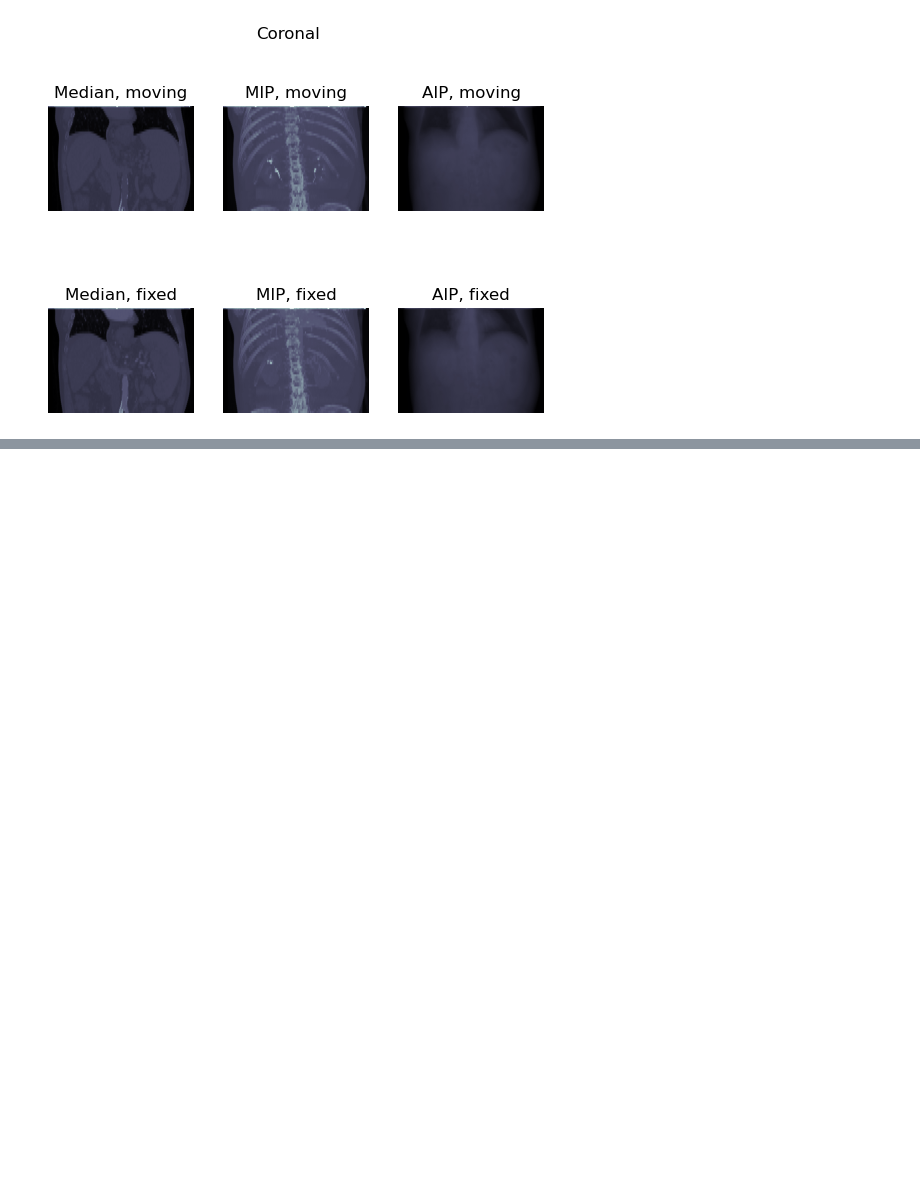
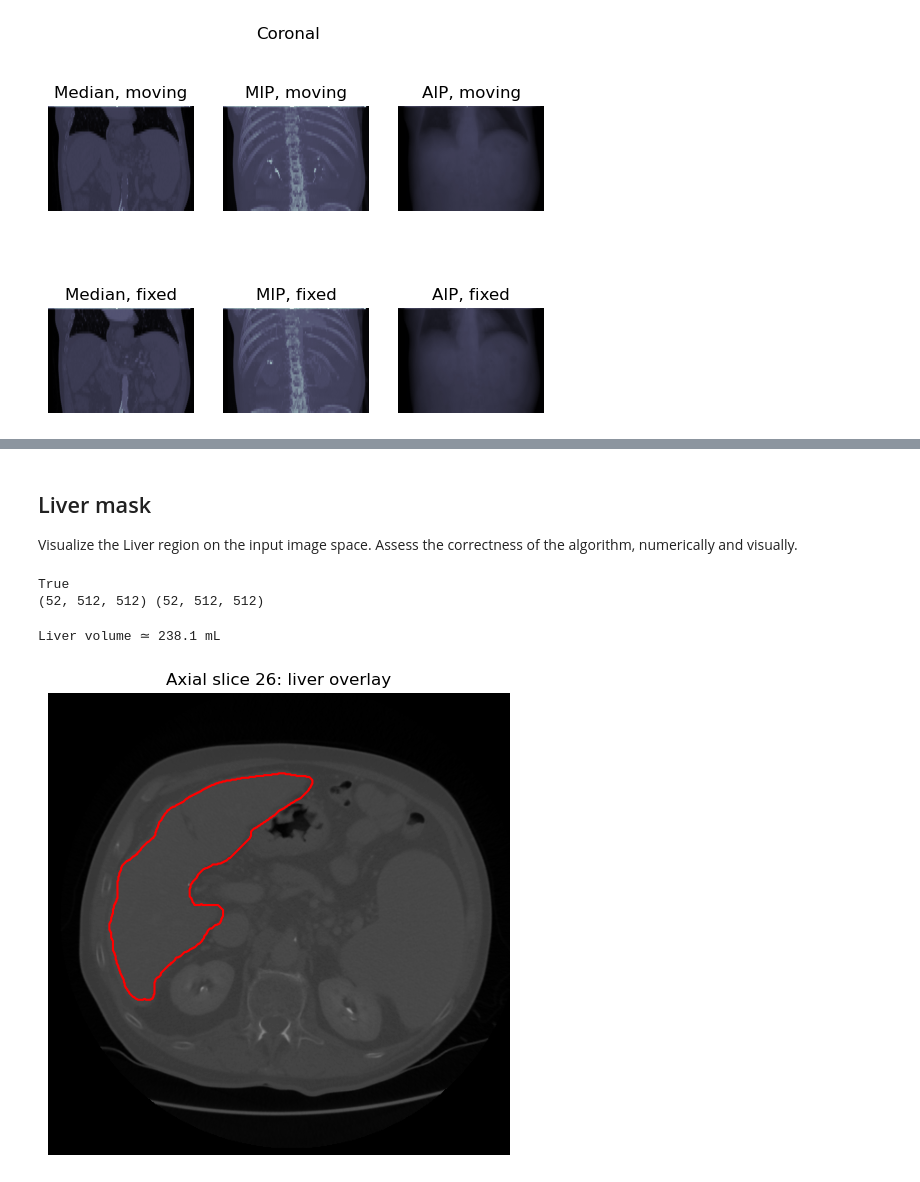
Before and after one commit to alexcega/Medical-Imaging-Final-Project, a Jupyter notebook: RadCTTACEomics_1196/point2.ipynb, the cells around one changed output, grey strips where cells are left out. Saved outputs shown, nothing was run; the diff lists cells and outputs as text; code cells hidden in the pictures; blank space fills up the shorter version.

```diff
--- a/RadCTTACEomics_1196/point2.ipynb
+++ b/RadCTTACEomics_1196/point2.ipynb
@@ -216,0 +400,73 @@ ModuleNotFoundError: No module named 'SimpleITK'
+# %% [markdown]
+## Liver mask
+ Visualize the Liver region on the input image space. Assess the correctness of the algorithm, numerically and visually.
+# %%
+def build_mask_volume(seg_file, ct_z_positions, ct_shape):
+    ds = pydicom.dcmread(seg_file)
+    frames = ds.pixel_array                     # (F, Y, X)
+    frame_zs = [
+        float(f.PlanePositionSequence[0].ImagePositionPatient[2])
+        for f in ds.PerFrameFunctionalGroupsSequence
+    ]
+
+    # empty mask volume
+    mask_vol = np.zeros(ct_shape, dtype=bool)  # same shape as ct_volume
+    ct_z = np.array(ct_z_positions)
+    for f, z in enumerate(frame_zs):
+        # find the closest slice in the CT volume
+        idx = int(np.argmin(np.abs(ct_z - z)))
+        # assign the mask
+        mask_vol[idx] = frames[f] > 0
+    return mask_vol
+
+
+# directory for liver segmentation file
+liver_seg_file = "1196/10_AP_Ax5.00mm_ManualROI_Liver.dcm"
+
+# 1a. Get the Z-locations of each CT slice
+ct_z_positions = [float(s.ImagePositionPatient[2]) for s in moving_slices]
+
+# The shape of your CT volume
+ct_shape = fixed_vol.shape   # (Z, Y, X)
+
+
+# Build the boolean mask volume for liver
+liver_mask = build_mask_volume(liver_seg_file, ct_z_positions, ct_shape)
+# %%
+print(liver_mask.shape == moving_vol.shape)
+print(liver_mask.shape, moving_vol.shape)
+# %% [output]
+True
+(52, 512, 512) (52, 512, 512)
+# %%
+import numpy as np
+
+# your per-axis spacing tuple for the moving CT (dz, dy, dx)
+dz, dy, dx = 1, mov_spacing_val,mov_spacing_val
+
+# compute physical volume of one voxel (in mm³ → convert to mL)
+voxel_vol_mm3 = dz * dy * dx
+voxel_vol_ml  = voxel_vol_mm3 / 1000.0
+
+# how many voxels are “on” in the liver mask?
+n_voxels = int(liver_mask.sum())
+
+liver_vol_ml = n_voxels * voxel_vol_ml
+print(f"Liver volume ≃ {liver_vol_ml:.1f} mL")
+# %% [output]
+Liver volume ≃ 238.1 mL
+# %%
+import matplotlib.pyplot as plt
+
+# pick a central slice (or any slice of interest)
+z0 = moving_vol.shape[0] // 2
+
+plt.figure(figsize=(6,6))
+plt.imshow(moving_vol[z0], cmap='gray', vmin=0, vmax=1)
+# draw the liver boundary in red
+plt.contour(liver_mask[z0], levels=[0.5], colors='r', linewidths=1.5)
+plt.title(f"Axial slice {z0}: liver overlay")
+plt.axis('off')
+plt.show()
+# %% [output]
+[figure, added]
```
Also changed, not shown: parts of 16 cells of this notebook, 4 other files.
